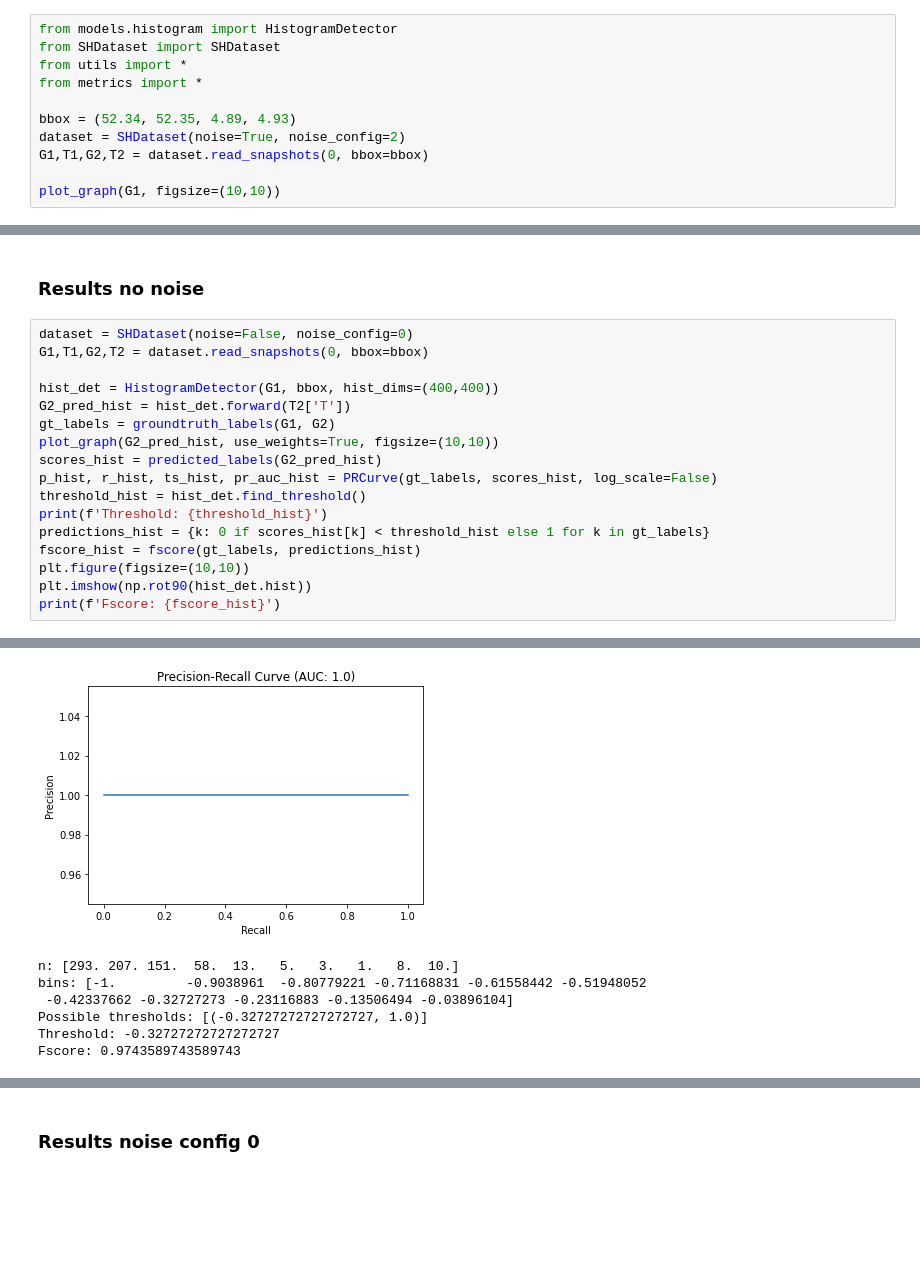
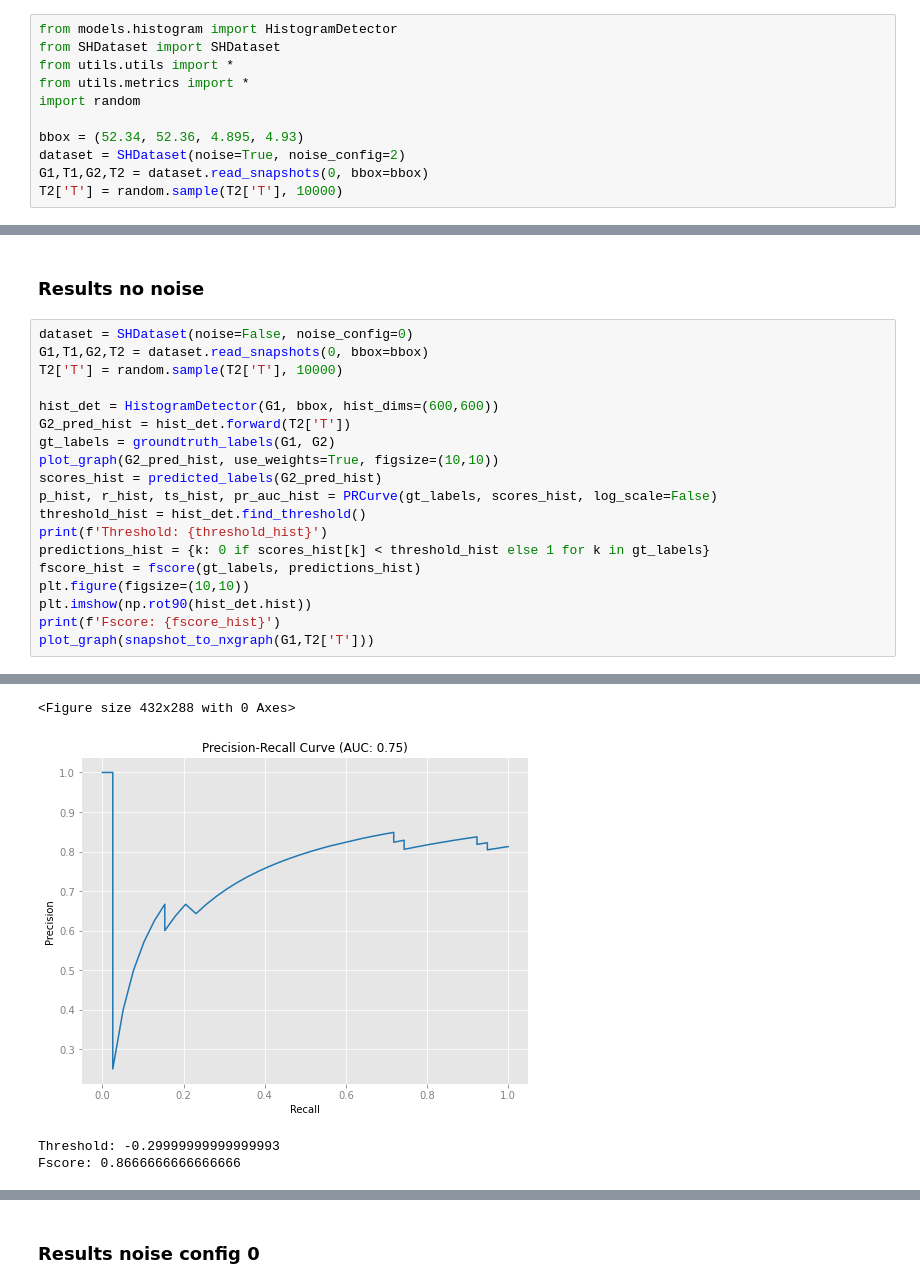
Before and after one commit to KJ-Waller/SyntheticHighways, a Jupyter notebook: ChangeDetection/notebooks/HistogramAnalysis.ipynb, the cells around one changed output, grey strips where cells are left out. Drawn from its saved outputs; the diff is of its cells as text; blank space fills up the shorter version.

```diff
--- a/ChangeDetection/notebooks/HistogramAnalysis.ipynb
+++ b/ChangeDetection/notebooks/HistogramAnalysis.ipynb
@@ -6,12 +6,12 @@ os.chdir('../')
 # %%
 from models.histogram import HistogramDetector
 from SHDataset import SHDataset
-from utils import *
-from metrics import *
+from utils.utils import *
+from utils.metrics import *
+import random
 
-bbox = (52.34, 52.35, 4.89, 4.93)
+bbox = (52.34, 52.36, 4.895, 4.93)
 dataset = SHDataset(noise=True, noise_config=2)
 G1,T1,G2,T2 = dataset.read_snapshots(0, bbox=bbox)
-
-plot_graph(G1, figsize=(10,10))
+T2['T'] = random.sample(T2['T'], 10000)
 # %% [output]
@@ -21,8 +28,9 @@ plot_graph(G1, figsize=(10,10))
 # %%
 dataset = SHDataset(noise=False, noise_config=0)
 G1,T1,G2,T2 = dataset.read_snapshots(0, bbox=bbox)
+T2['T'] = random.sample(T2['T'], 10000)
 
-hist_det = HistogramDetector(G1, bbox, hist_dims=(400,400))
+hist_det = HistogramDetector(G1, bbox, hist_dims=(600,600))
 G2_pred_hist = hist_det.forward(T2['T'])
 gt_labels = groundtruth_labels(G1, G2)
 plot_graph(G2_pred_hist, use_weights=True, figsize=(10,10))
@@ -35,4 +43,5 @@ fscore_hist = fscore(gt_labels, predictions_hist)
 plt.figure(figsize=(10,10))
 plt.imshow(np.rot90(hist_det.hist))
 print(f'Fscore: {fscore_hist}')
+plot_graph(snapshot_to_nxgraph(G1,T2['T']))
 # %% [output]
@@ -40,7 +49,4 @@ print(f'Fscore: {fscore_hist}')
+<Figure size 432x288 with 0 Axes>
-[figure, old version]
+[figure, new version]
-n: [293. 207. 151.  58.  13.   5.   3.   1.   8.  10.]
-bins: [-1.         -0.9038961  -0.80779221 -0.71168831 -0.61558442 -0.51948052
- -0.42337662 -0.32727273 -0.23116883 -0.13506494 -0.03896104]
-Possible thresholds: [(-0.32727272727272727, 1.0)]
-Threshold: -0.32727272727272727
-Fscore: 0.9743589743589743
+Threshold: -0.29999999999999993
+Fscore: 0.8666666666666666
```
Also changed, not shown: parts of 4 cells of this notebook, 2 other files.
